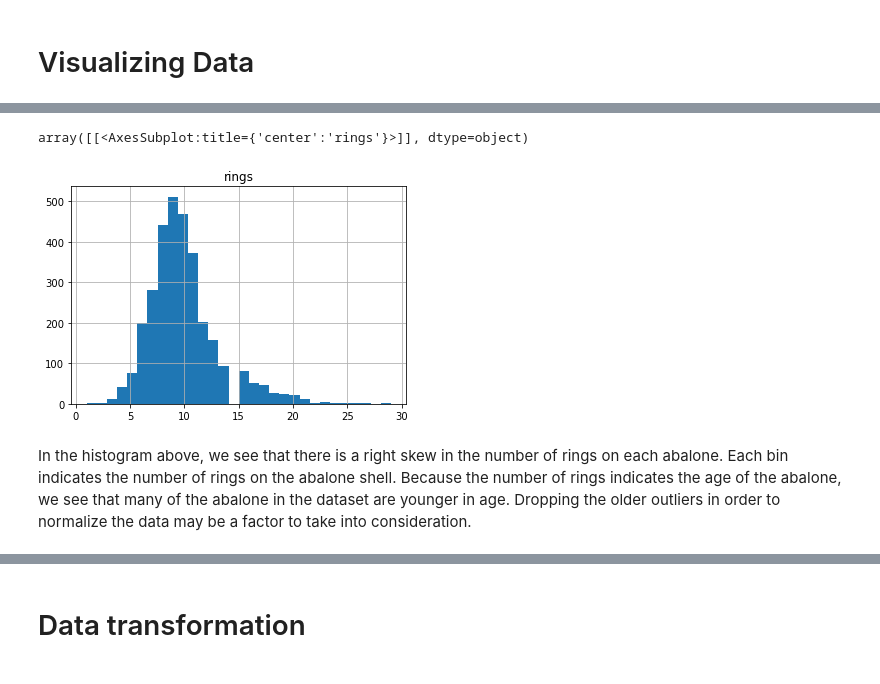
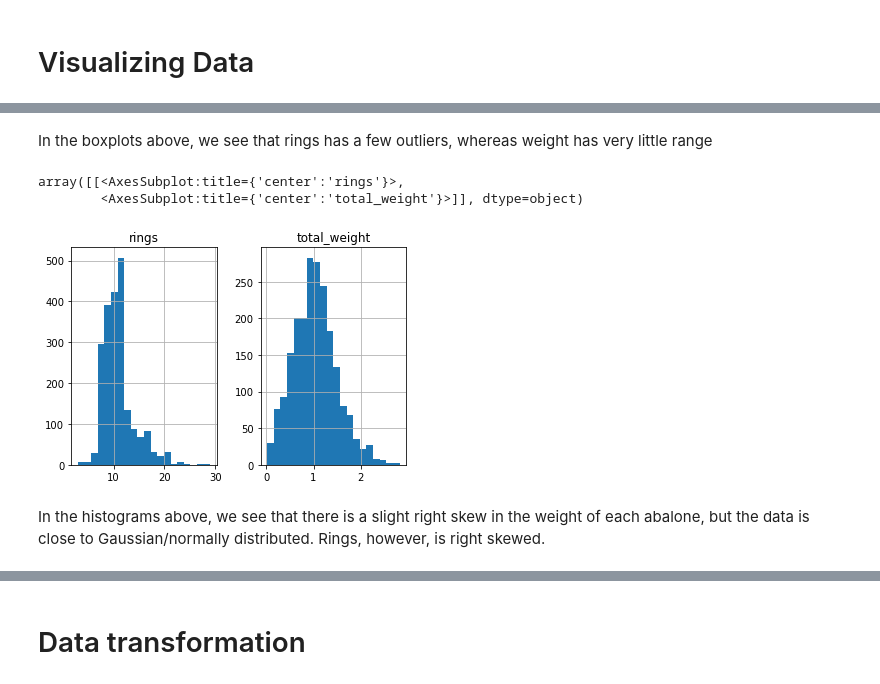
Before and after one commit to ahbae/DATA71200_sum21, a Jupyter notebook: DATA 71200 Abalone.ipynb, the cells around one changed output, grey strips where cells are left out. Drawn from its saved outputs; the diff is of its cells as text; code cells hidden in the pictures.

```diff
--- a/DATA 71200 Abalone.ipynb
+++ b/DATA 71200 Abalone.ipynb
@@ -66,0 +102,6 @@ None of the columns require any dropping of duplicated values, and all values in
+# %%
+# drop rows where sex == 'I'
+abalone_df = abalone_df[abalone_df.sex != 'I']
+# %%
+# using the get_dummies function to transform 'sex' column from categorical column into integer values
+abalone_df = pd.concat([abalone_df,pd.get_dummies(abalone_df['sex'], prefix='sex')],axis=1)
@@ -67,10 +118,13 @@ None of the columns require any dropping of duplicated values, and all values in
 # %% [markdown]
 <h1>Creating Test and Training Sets</h1>
 # %%
-# given input column of the number of rings (age), can we train the model to predict the size of the abalone shell?
+# given input column of age (rings) and sex, is it possible to predict the size of an abalone?
 # random_state set to 42 because it is the answer to life
+X = abalone_df[['rings', 'total_weight', 'sex_M', 'sex_F']]
+y = abalone_df[['shell_length']]
+
 X_train, X_test, y_train, y_test = split(
-    abalone_df['rings'], abalone_df['shell_length'], random_state=42)
+   X, y, random_state=42, test_size = 0.25)
 # %%
 print("X_train shape:", X_train.shape)
 print("y_train shape:", y_train.shape)
@@ -159,7 +221,10 @@ abalone_output_training.describe()
+# %% [markdown]
+In the boxplots above, we see that rings has a few outliers, whereas weight has very little range
 # %%
-abalone_input_training.hist(bins=30)
+X_train[['rings', 'total_weight']].hist(bins=20)
 # %% [output]
-array([[<AxesSubplot:title={'center':'rings'}>]], dtype=object)
+array([[<AxesSubplot:title={'center':'rings'}>,
+        <AxesSubplot:title={'center':'total_weight'}>]], dtype=object)
-[figure, old version]
+[figure, new version]
 # %% [markdown]
-In the histogram above, we see that there is a right skew in the number of rings on each abalone.  Each bin indicates the number of rings on the abalone shell.  Because the number of rings indicates the age of the abalone, we see that many of the abalone in the dataset are younger in age.  Dropping the older outliers in order to normalize the data may be a factor to take into consideration.
+In the histograms above, we see that there is a slight right skew in the weight of each abalone, but the data is close to Gaussian/normally distributed.  Rings, however, is right skewed.
```
Also changed, not shown: parts of 51 cells of this notebook.
